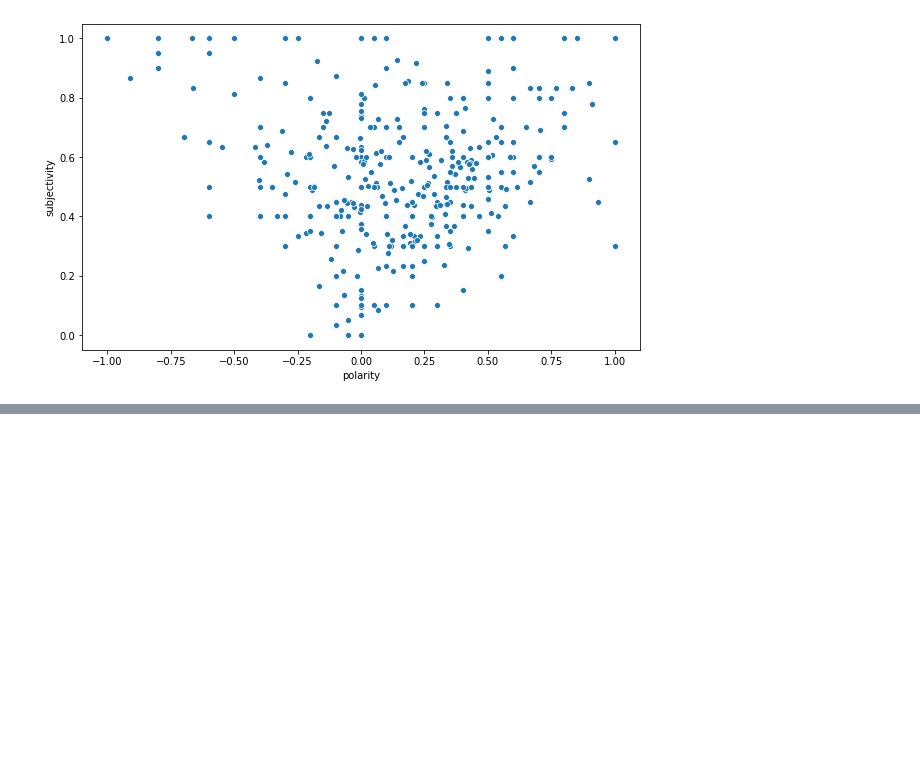
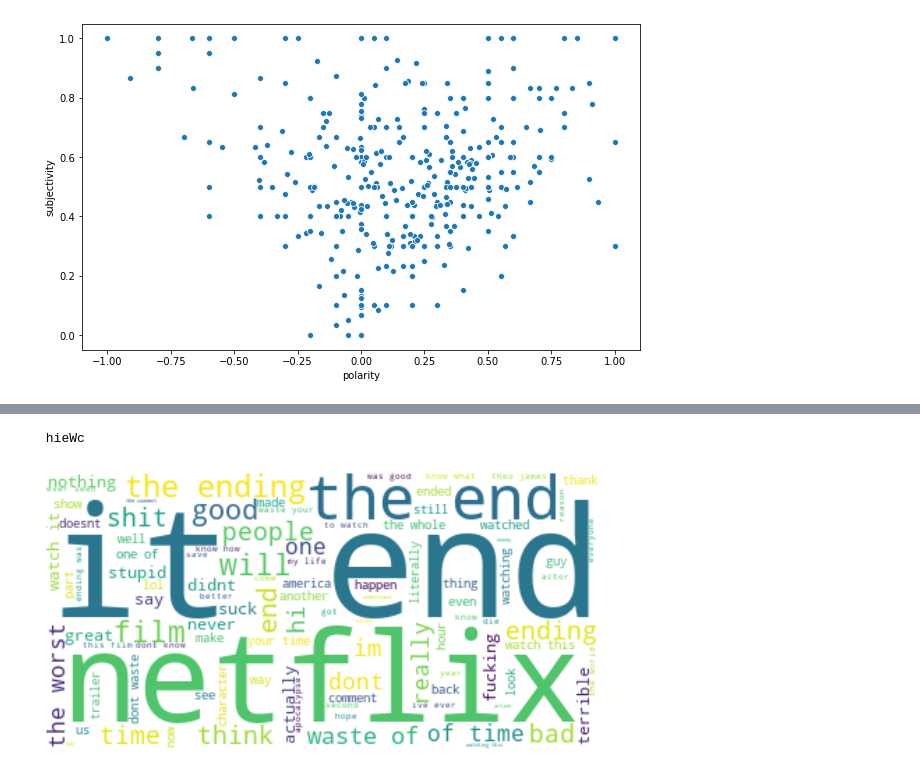
Before and after one commit to hsi-cy/dissertation, a Jupyter notebook: Untitled1.ipynb, the cells around one changed output, grey strips where cells are left out. Cells and saved outputs as stored; diff of their text form; code cells hidden in the pictures; blank space fills up the shorter version.

```diff
--- a/Untitled1.ipynb
+++ b/Untitled1.ipynb
@@ -241,0 +313,5 @@ plot_sentiments(extractionSentiment, save=True)
+# %%
+create_wordcloud(hieComments_ppv2, save=True)
+# %% [output]
+ hieWc
+[figure, added]
```
Also changed, not shown: parts of 12 cells of this notebook, 8 other files.
